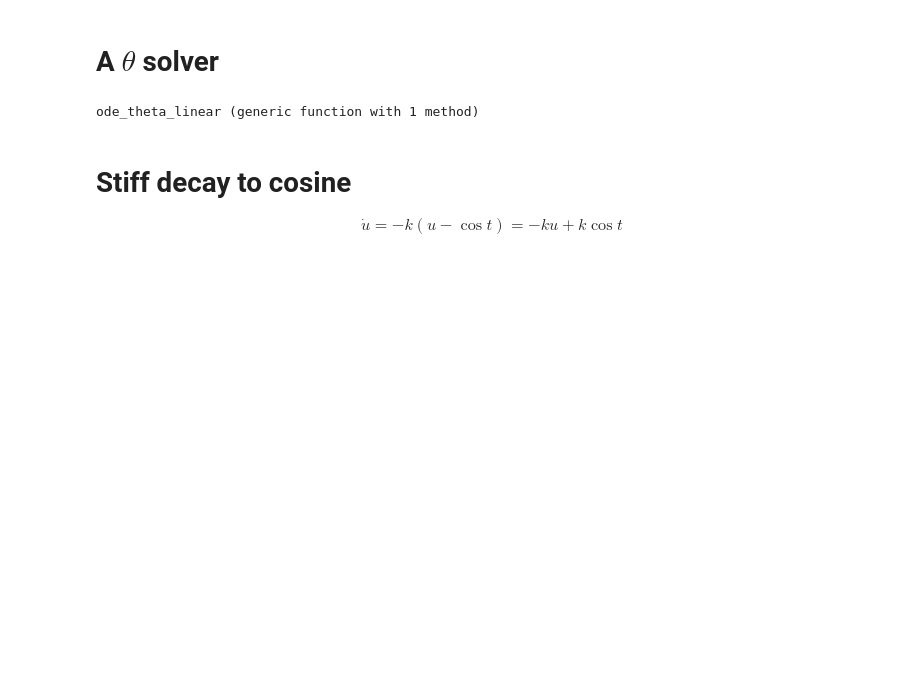
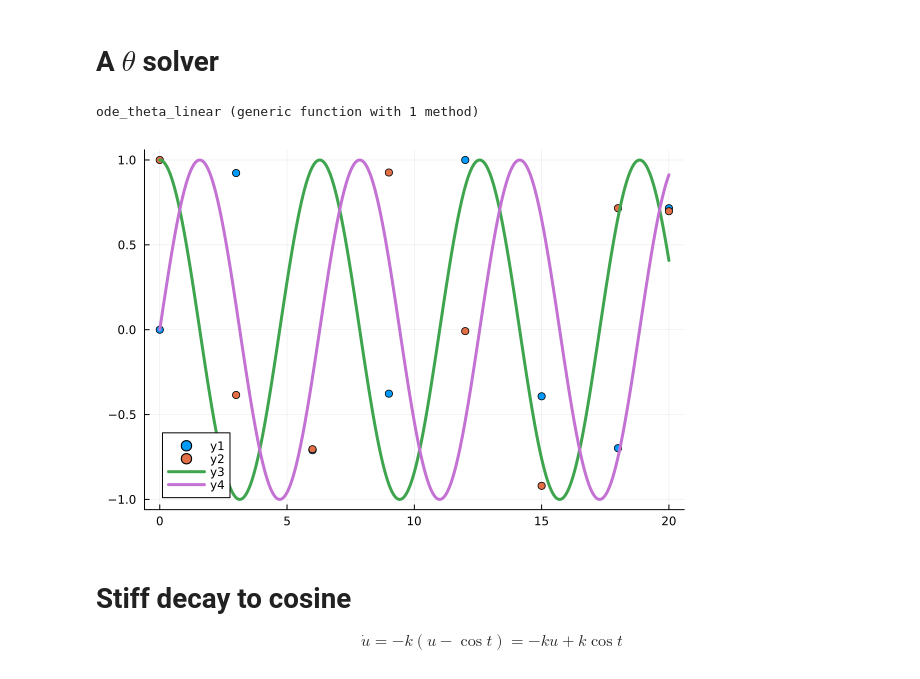
Before and after one commit to cu-numpde/fall23, a Jupyter notebook: slides/2023-09-29-transient.ipynb, the cells around one changed output. Saved outputs shown, nothing was run; the diff lists cells and outputs as text; code cells hidden in the pictures; blank space fills up the shorter version.

```diff
--- a/slides/2023-09-29-transient.ipynb
+++ b/slides/2023-09-29-transient.ipynb
@@ -256,9 +272,11 @@ ode_theta_linear (generic function with 1 method)
 # %%
 # Test on oscillator
 A = [0 1; -1 0]
-thist, uhist = ode_theta_linear(A, [0., 1], h=.4, theta=.5, tfinal=20)
+thist, uhist = ode_theta_linear(A, [0., 1], h=3, theta=.5, tfinal=20)
 scatter(thist, uhist')
 plot!([cos, sin])
+# %% [output]
+[figure, added]
 # %% [markdown]
 # Stiff decay to cosine
 
```
Also changed, not shown: parts of 16 cells of this notebook, 27 other files.
